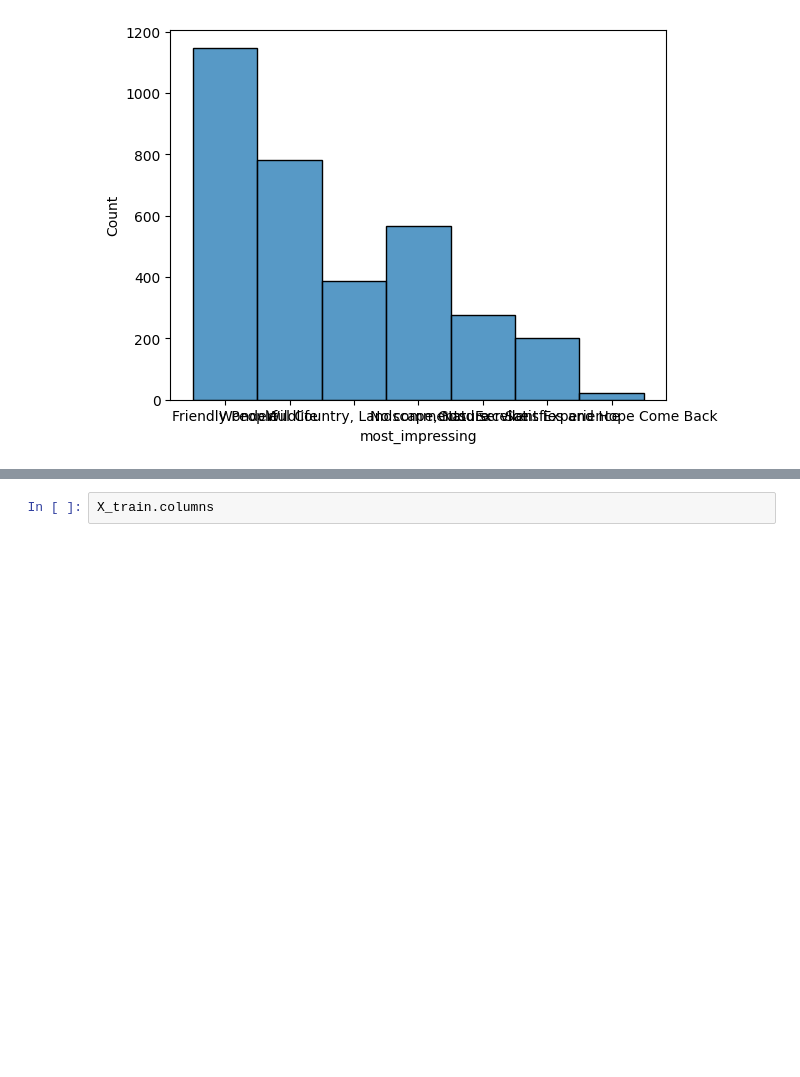
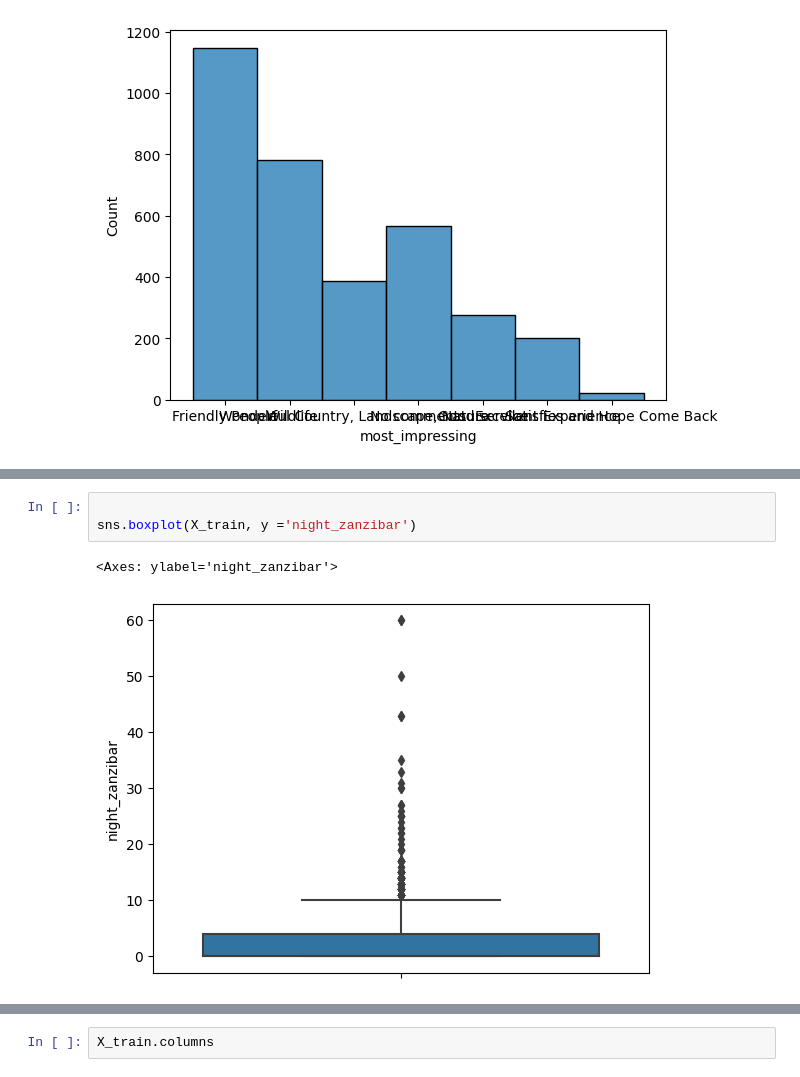
Before and after one commit to marinamoya/tanzania-turism-ml-project, a Jupyter notebook: Train_features_EDA _new.ipynb, the cells around one changed output, grey strips where cells are left out. Cells and saved outputs as stored; diff of their text form; blank space fills up the shorter version.

```diff
--- a/Train_features_EDA _new.ipynb
+++ b/Train_features_EDA _new.ipynb
@@ -185,0 +201,6 @@ plt.show()
+# %%
+
+sns.boxplot(X_train, y ='night_zanzibar')
+# %% [output]
+<Axes: ylabel='night_zanzibar'>
+[figure, added]
```
Also changed, not shown: parts of 11 cells of this notebook.
